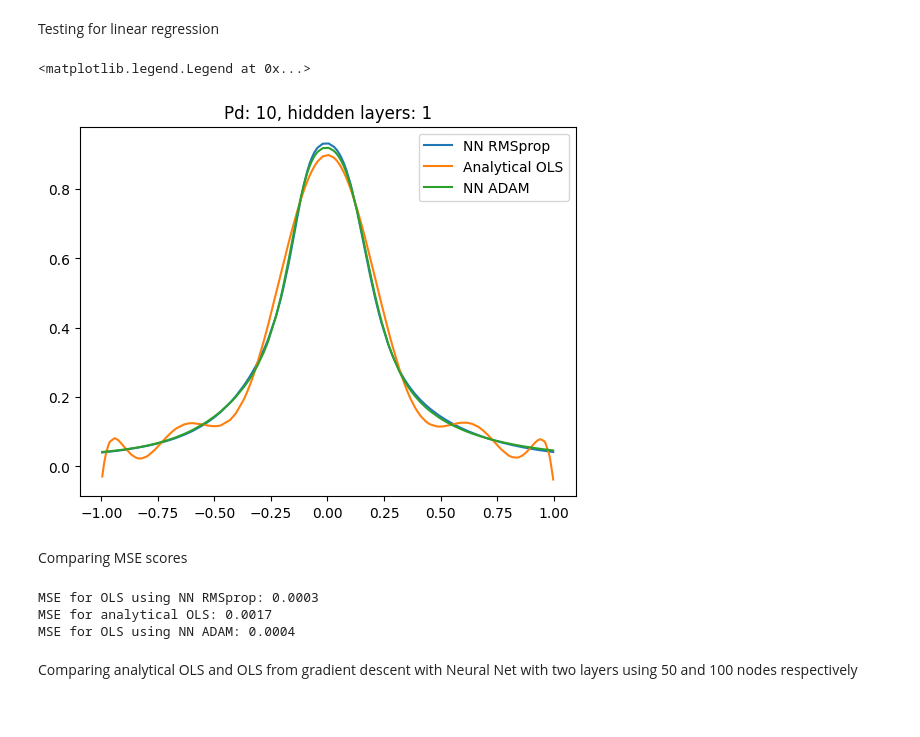
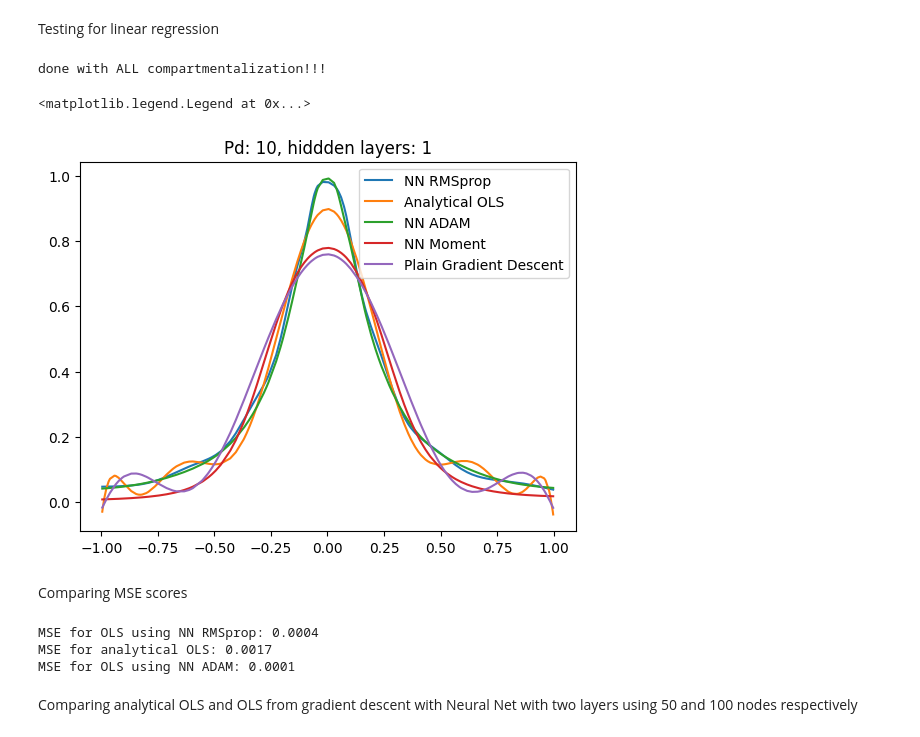
Before and after one commit to JVestly/Project-2, a Jupyter notebook: Code/tests_b.ipynb, the cells around one changed output. Cells and saved outputs as stored; diff of their text form; code cells hidden in the pictures.

Commit message:
Compartmentalized NN linreg methods.

```diff
--- a/Code/tests_b.ipynb
+++ b/Code/tests_b.ipynb
@@ -132,50 +132,59 @@ Y_train = scaler_y.fit_transform(y_train.reshape(-1,1))
 X_test = scaler_X.transform(x_test.reshape(-1,1))
 Y_test = scaler_y.transform(y_test.reshape(-1,1))
 
+
+# Moment
+linreg3 = NeuralNetwork(1, [50,1], [sigmoid, sigmoid], [sigmoid_der, sigmoid_der], mse, mse_der)
+linreg3.train_SGD(X_train, y_train, epochs=500, batch_size=32, learning_rate=0.1, functional=NN_Moment)
+pred_Mom = linreg3.feed_forward(X_test)
+
 # ADAM
 LinReg = NeuralNetwork(1, [50,1], [sigmoid, sigmoid], [sigmoid_der, sigmoid_der], mse, mse_der)
-LinReg.train_ADAM(X_train, y_train, epochs=500)
+LinReg.train_SGD(X_train, y_train, epochs=500, batch_size=32, learning_rate=0.1, functional=NN_ADAM)
 y_pred = LinReg.feed_forward(X_test)
 
 # RMSprop
 linreg2 = NeuralNetwork(1, [50,1], [sigmoid, sigmoid], [sigmoid_der, sigmoid_der], mse, mse_der)
-linreg2.train_RMS(X_train, y_train, epochs=500)
+linreg2.train_SGD(X_train, y_train, epochs=500, batch_size=32, learning_rate=0.1, functional=NN_RMS)
 pred_ = linreg2.feed_forward(X_test)
 
 np.random.seed(50)
 x = np.linspace(-1, 1, n)
 y = 1/(1 + 25 * x**2) +  np.random.normal(0, 0.01, n)
 x_train, x_test, y_train, y_test = train_test_split(x, y, test_size=0.2, random_state=50)
 
 n = 10
 X = polynomial_features(x_train, n)
 Y = polynomial_features(x_test, n)
 
 
 scaler = StandardScaler(with_mean=True, with_std=True)
 Xtr_s = scaler.fit_transform(X)
 Xte_s = scaler.transform(Y)
 
 y_mean = np.mean(y_train)
 y_centered = y_train - y_mean
-# g = GradientDescent(Xtr_s,5000, y_train, eps=1e-5, l1=False)
-# ols_betas = g.gradOrd(5000, eta=0.2)
-# pred_ = Xte_s@ols_betas + y_mean
+g = GradientDescent(Xtr_s,5000, y_train, eps=1e-5, l1=False)
+ols_betas = g.gradOrd(5000, eta=0.2)
+predGD = Xte_s@ols_betas + y_mean
 analytical_betas = ols(Xtr_s, y_train)
 predOls = Xte_s@analytical_betas + y_mean
 
 sort_indices = np.argsort(x_test.flatten())
-
+print("done with ALL compartmentalization!!!")
 
 plt.plot(x_test[sort_indices], pred_[sort_indices], label="NN RMSprop")
 plt.plot(x_test[sort_indices], predOls[sort_indices], label="Analytical OLS")
-plt.plot(x_test[sort_indices],y_pred[sort_indices], label="NN ADAM")
+plt.plot(x_test[sort_indices], y_pred[sort_indices], label="NN ADAM")
+plt.plot(x_test[sort_indices], pred_Mom[sort_indices], label="NN Moment")
+plt.plot(x_test[sort_indices], predGD[sort_indices], label="Plain Gradient Descent")
 plt.title("Pd: 10, hiddden layers: 1")
 #plt.plot(x,y, label="Runge")
 plt.legend()
 # %% [output]
-<matplotlib.legend.Legend at 0x...>
+done with ALL compartmentalization!!!
+<matplotlib.legend.Legend at 0x...>
-[figure, old version]
+[figure, new version]
 # %% [markdown]
 Comparing MSE scores
 # %%
@@ -183,9 +192,9 @@ print("MSE for OLS using NN RMSprop:", round(mse(pred_.flatten(), y_test), 4))
 print("MSE for analytical OLS:", round(mse(predOls, y_test), 4))
 print("MSE for OLS using NN ADAM:", round(mse(y_pred.flatten(), y_test), 4))
 # %% [output]
-MSE for OLS using NN RMSprop: 0.0003
+MSE for OLS using NN RMSprop: 0.0004
 MSE for analytical OLS: 0.0017
-MSE for OLS using NN ADAM: 0.0004
+MSE for OLS using NN ADAM: 0.0001
 # %% [markdown]
 Comparing analytical OLS and OLS from gradient descent with Neural Net with two layers using 50 and 100 nodes respectively
 # %%
```
Also changed, not shown: parts of 2 cells of this notebook, 2 other files.
